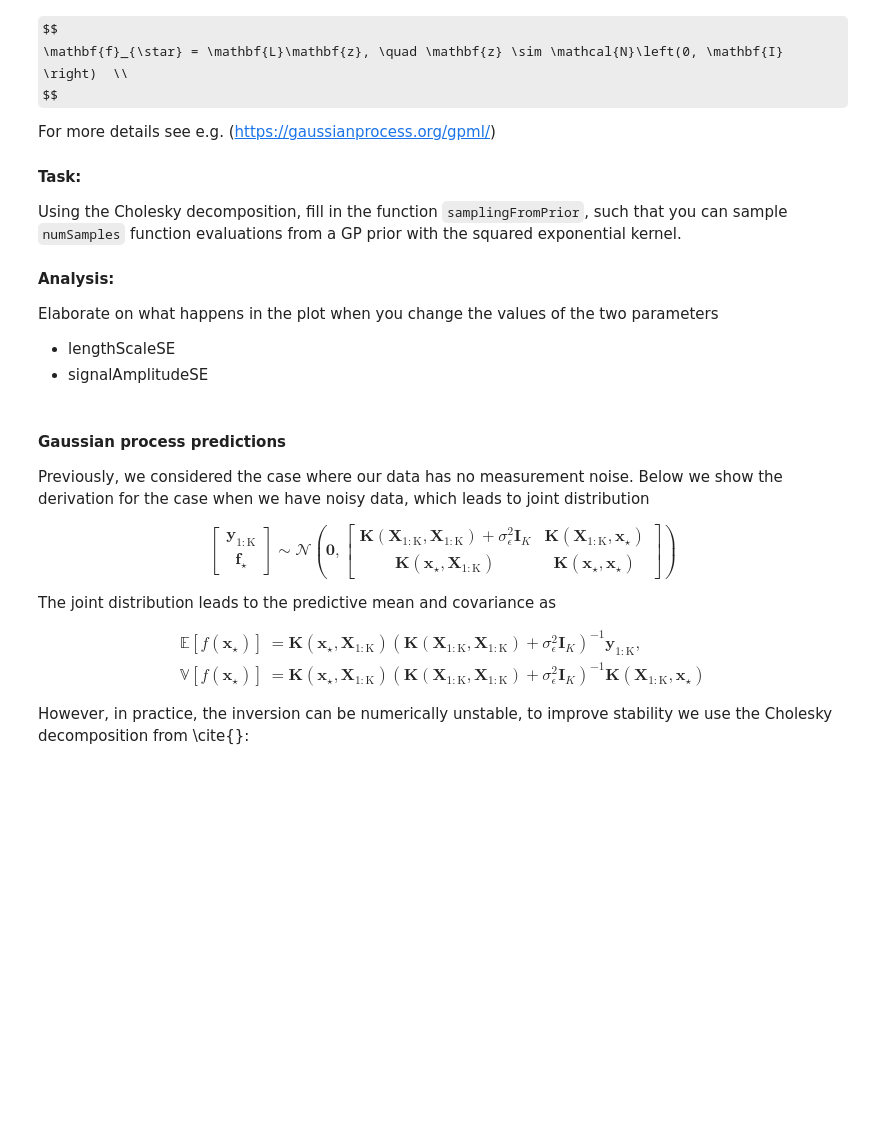
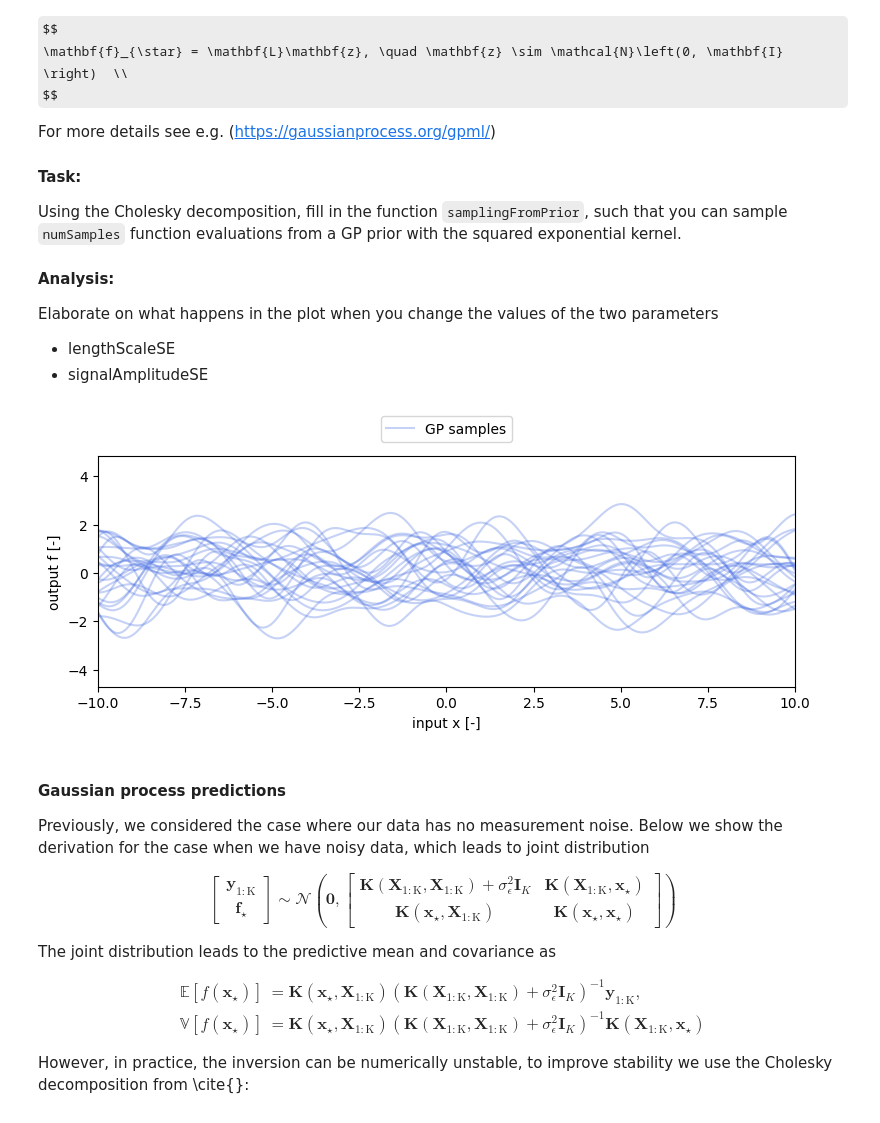
Before and after one commit to SchubertStar/PBSF-Assignments, a Jupyter notebook: assignment3_students/assignment3_students.ipynb, the cells around one changed output. Drawn from its saved outputs; the diff is of its cells as text; code cells hidden in the pictures; some formulas as TeX source; blank space fills up the shorter version.

```diff
--- a/assignment3_students/assignment3_students.ipynb
+++ b/assignment3_students/assignment3_students.ipynb
@@ -200,7 +204,15 @@ def kernelMatrixSE(x1, x2, lengthScaleSE, signalAmplitudeSE):
     Hint: use could make use of numDim, numInputs = x.shape[0], x.shape[1] to find the dimensions
     """
 
-    K = ""
+    numInputs1 = x1.shape[1]
+    numInputs2 = x2.shape[1]
+
+    K = np.zeros([numInputs1, numInputs2])
+
+    for i in range(numInputs1):
+        for j in range(numInputs2):
+            K[i,j] = kernelSE(x1[:,i], x2[:,j], lengthScaleSE, signalAmplitudeSE)
+
     return K
 
 def samplingFromPrior(xPrior, lengthScaleSE, signalAmplitudeSE):
@@ -208,38 +220,46 @@ def samplingFromPrior(xPrior, lengthScaleSE, signalAmplitudeSE):
     Sample a function from the Gaussian Process Prior defined by the Squared Exponential Kernel.
 
     Args:
         xPrior: Array of shape (numDim, numInputs) containing the input locations at which to sample the function.
         lengthScaleSE: Length scale hyperparameter for the Squared Exponential Kernel.
         signalAmplitudeSE: signal amplitude hyperparameter for the Squared Exponential Kernel.
     Returns:
         fPrior: Array of shape (numInputs, 1) containing the sampled function values
 
 
     Hint: You already used kernelMatrixSE to compute the kernel matrix for a set of input pairs,
     You can use the Cholesky decomposition to sample from the multivariate Gaussian distribution defined by the kernel matrix.
     """
+    numInputs = xPrior.shape[1]
 
-    fPrior = ""
+    K = kernelMatrixSE(xPrior, xPrior, lengthScaleSE, signalAmplitudeSE)
+    L = linAlg.chol(K)                        # K = LL^T -> L: Lower triangular decomposition of K.
+    z = np.random.normal(0, 1, (numInputs,1)) # z ~ N(0,I) with size numInputs
+
+    # f ~ N(0, \kappa(X,X*))
+    #   ~ N(0, LL^T)
+    # \Sigma = Cov(f) = E[f f^T] = E[(Lz)(Lz)^T] = L E[z z^t] L^T = L I L^T = LL^T
+
+    fPrior = L @ z # Std dev times sample from ZMWN gaussian with unit covariance.
+
     return fPrior.reshape(-1, 1)
-
-
 
 lengthScaleSE = 1
 signalAmplitudeSE = 1
-
-
 
 ''' Code for plotting: Do not change code below '''
 xData = np.random.uniform(-10, 10, 5).reshape(1, -1)
 xPred = np.linspace(-10, 10, 250).reshape(1, -1)
 
 numSamples = 25
 fPriorSamples = np.zeros((numSamples, 250))
 fPosteriorSamples = np.zeros((numSamples, 250))
 for samplendx in range(numSamples):
     fPriorSamples[samplendx, :] = samplingFromPrior(xPred, lengthScaleSE, signalAmplitudeSE).ravel()
 
 helper.makeGaussianProcessSamplingPlots(xPred, fPriorSamples)
+# %% [output]
+[figure, added]
 # %% [markdown]
 #### Gaussian process predictions
 
```
Also changed, not shown: parts of 3 cells of this notebook, 12 other files.
